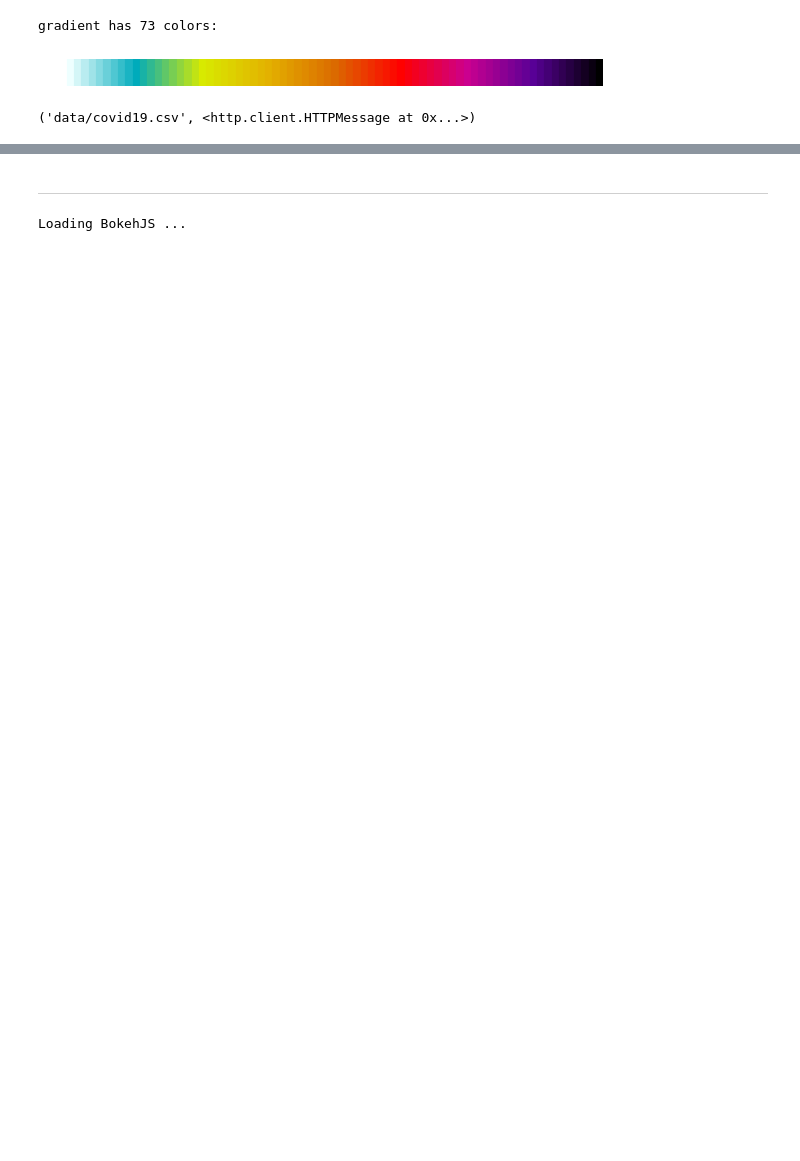
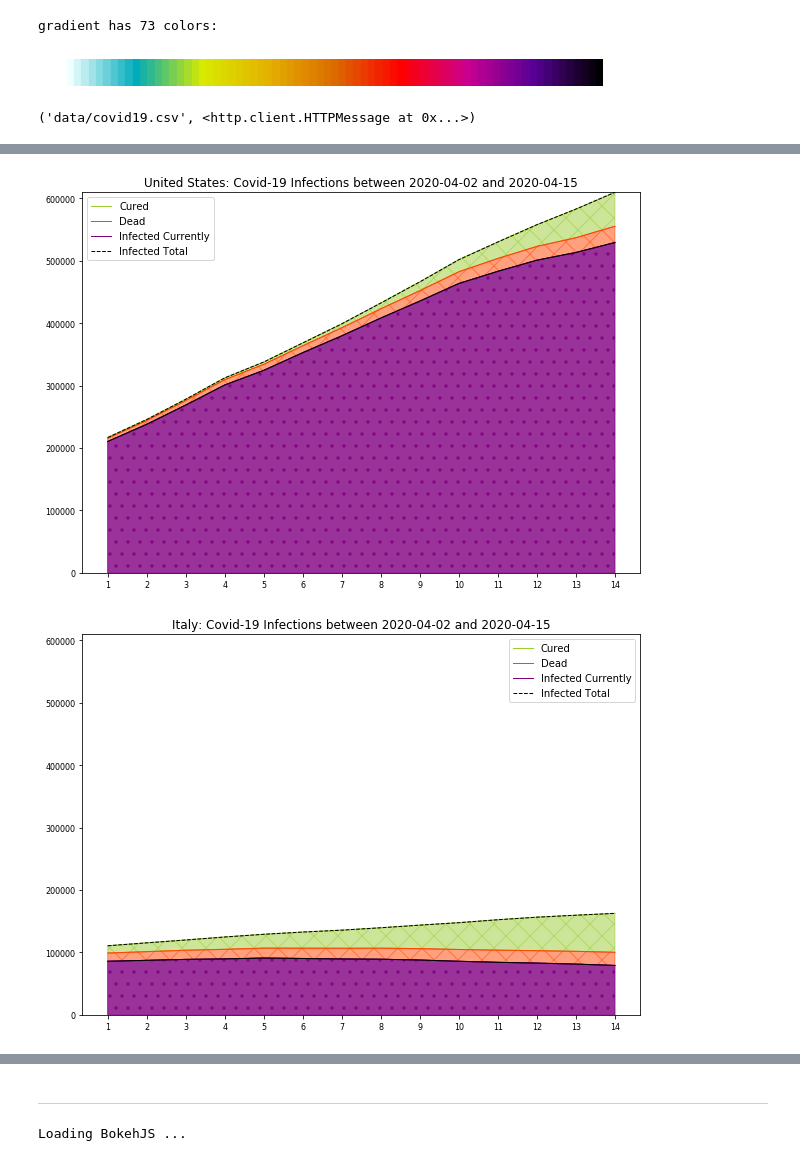
Before and after one commit to rndmbt/Covid-19-Visualization, a Jupyter notebook: covid-19-world.ipynb, the cells around one changed output, grey strips where cells are left out. Saved outputs shown, nothing was run; the diff lists cells and outputs as text; code cells hidden in the pictures; blank space fills up the shorter version.

```diff
--- a/covid-19-world.ipynb
+++ b/covid-19-world.ipynb
@@ -71,0 +137,72 @@ def json_data(selectedYear):
+# %%
+#visualize country
+
+def plotCountryData(n = 14, location = 'Germany'):
+    g = t2[t2.location == location][-n:].reset_index()
+    #print(g.location[0] + ':\n')
+    fig, (ax1,ax2) = plt.subplots(1,2,figsize=(24,6))
+    x = range(1,n+1)
+    ax1.set_yscale('linear')
+    ax2.set_yscale('linear')
+    ax1.yaxis.set_major_formatter(ScalarFormatter())
+    ax2.yaxis.set_major_formatter(ScalarFormatter())
+    ax1.set_xticks(x)
+    ax1.tick_params(axis='both', which='major', labelsize=8)
+    ax2.set_xticks(x)
+    ax2.tick_params(axis='both', which='major', labelsize=8)
+    ax1.set_title(location + ': Covid-19 Infections')
+    ax2.set_title(location + ': Course of Disease')
+    ax1.plot(x,g.total_cases,label='Total Cases',color='grey',lw=2)
+    ax1.plot(x,g.currently_infected,label='Currently Infected',color='purple',lw=2)
+    ax2.plot(x,g.cured,label='Cured',color='lime',lw=2)
+    ax2.plot(x,g.total_deaths,label='Dead',color='crimson',lw=2)
+    ax1.legend()
+    ax2.legend()
+
+# last n days of data and offset of days back in time
+def plotCountryDataOne(n = 14, location = 'Germany', offset = 0, compareLimit = True, xsize=10, ysize=7):
+    g = t2[t2.location == location][-n-offset:][:n].reset_index()
+    #print(g.location[0] + ':\n')
+    fig, ax = plt.subplots(figsize=(xsize,ysize))
+    x = range(1,n+1)
+
+    #ax.set_yscale('log')
+    ax.yaxis.set_major_formatter(ScalarFormatter())
+    ax.set_xticks(x)
+    ax.tick_params(axis='both', which='major', labelsize=8)
+    ax.set_title(location + ': Covid-19 Infections between ' + g.date[0] + ' and ' + g.date[len(x)-1])
+
+    ax.plot(x,g.total_cases,label='Cured',color='yellowgreen',lw=1)
+    ax.plot(x,g.currently_infected + g.total_deaths,label='Dead',color='orangered',lw=1)
+    ax.plot(x,g.currently_infected,label='Infected Currently',color='purple',lw=1)
+
+    ax.fill_between(x, g.total_cases, g.currently_infected + g.total_deaths, color='yellowgreen', alpha=0.5, hatch='\\/')
+    ax.fill_between(x, g.currently_infected + g.total_deaths, g.currently_infected, color='orangered', alpha=0.5, hatch='\\/')
+    if compareLimit:
+        ax.set_ylim([0,max(t2.total_cases[t2.location != 'World'])])
+        ax.fill_between(x, 0, g.currently_infected, color='purple', alpha=0.8, hatch='.')
+    else:
+        ax.fill_between(x, min(g.currently_infected), g.currently_infected, color='purple', alpha=0.8, hatch='.')
+
+    ax.plot(x,g.total_cases,'--',label='Infected Total',color='black',lw=1)
+    ax.plot(x,g.currently_infected,color='black',lw=1)
+
+    ax.legend()
+
+
+
+days = 14
+plotCountryDataOne(days,'United States')
+plotCountryDataOne(days,'Italy')
+plotCountryDataOne(days,'Spain')
+plotCountryDataOne(days,'Germany')
+plotCountryDataOne(days,'France')
+plotCountryDataOne(days,'United Kingdom')
+plotCountryDataOne(days,'Iran')
+plotCountryDataOne(days,'China')
+plotCountryDataOne(days,'South Korea')
+plotCountryDataOne(days,'Japan')
+#plotCountryDataOne(days,'World')
+# %% [output]
+[figure, added]
+[figure, added]
```
Also changed, not shown: parts of 12 cells of this notebook, 2 other files.
